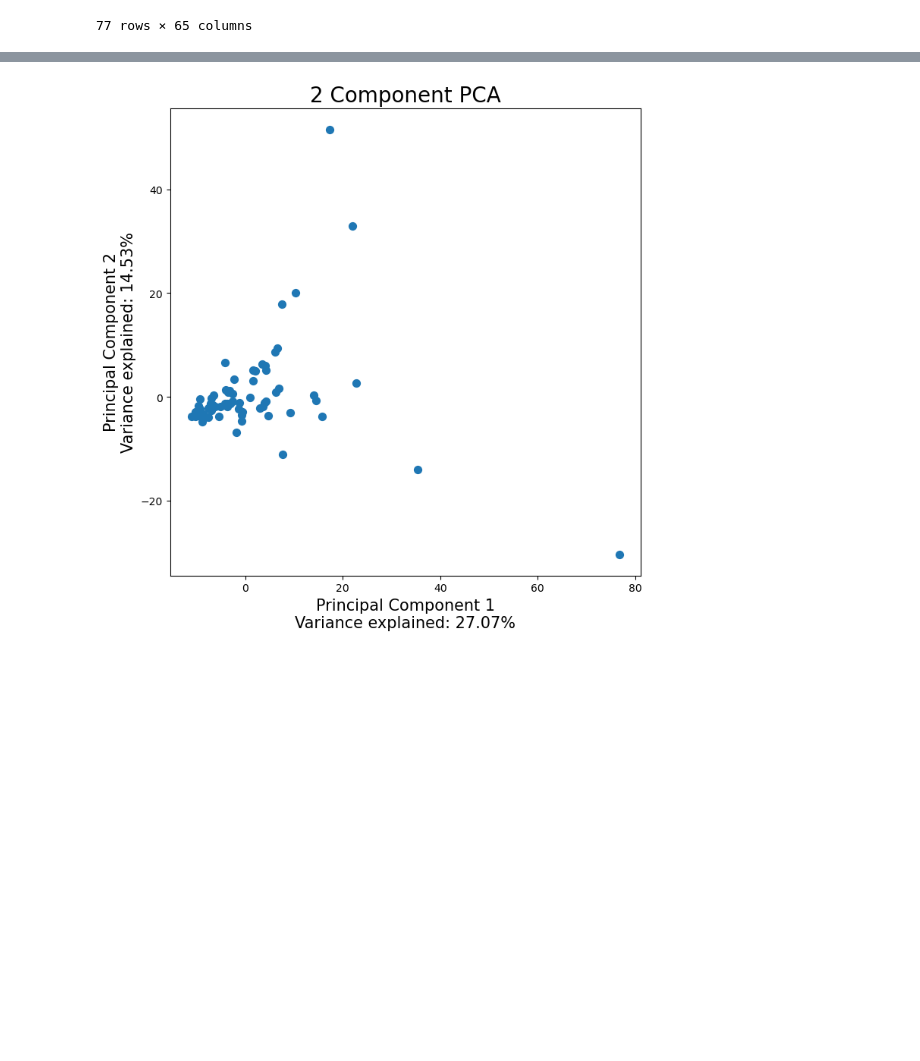
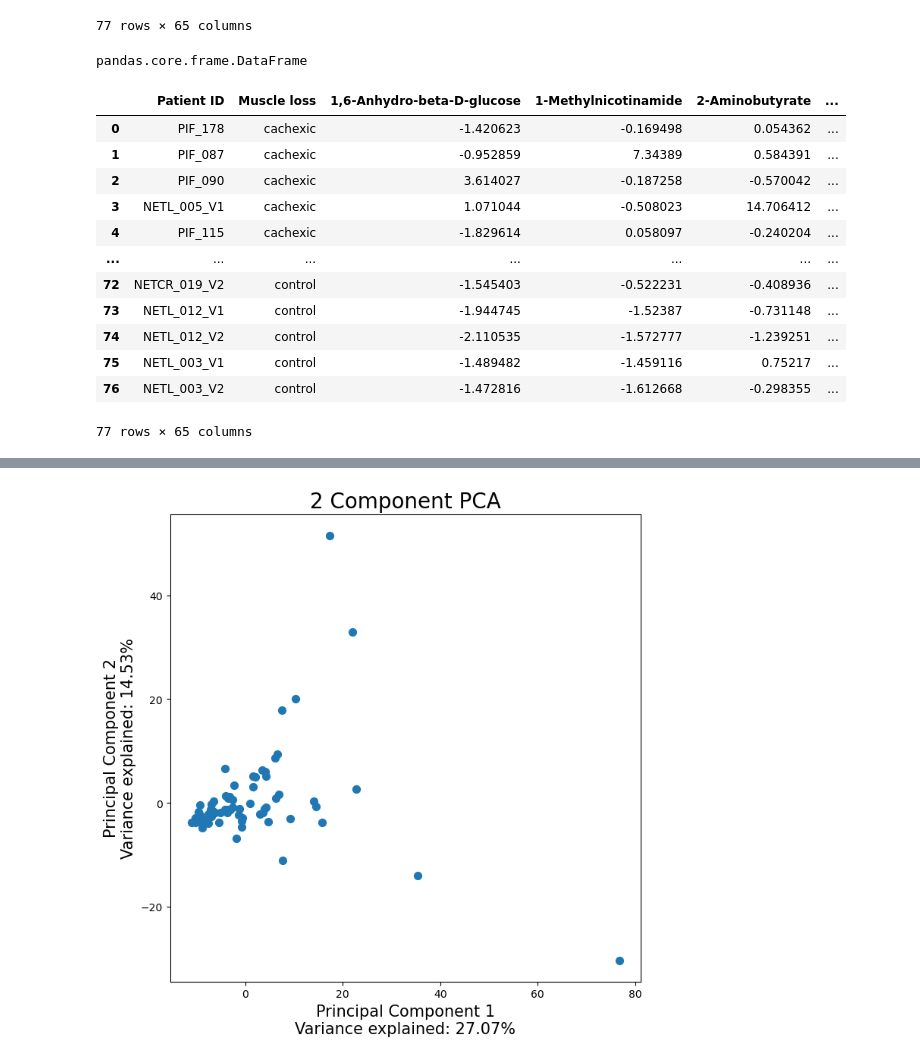
Before and after one commit to SpicyChicken6/Common_metabolomics-data-analysis_tasks, a Jupyter notebook: metabolomics_analysis_tools/notebook/test1.ipynb, the cells around one changed output, grey strips where cells are left out. Saved outputs shown, nothing was run; the diff lists cells and outputs as text; code cells hidden in the pictures; blank space fills up the shorter version.

```diff
--- a/metabolomics_analysis_tools/notebook/test1.ipynb
+++ b/metabolomics_analysis_tools/notebook/test1.ipynb
@@ -31,3 +40,25 @@ normalized_data
 | 75 | NETL_003_V1 | control | 0.826974 | 0.496448 | 2.483317 | ... |
 | 76 | NETL_003_V2 | control | 0.84364 | 0.342896 | 1.432793 | ... |
 77 rows × 65 columns
+# %%
+type(normalized_data)
+# %% [output]
+pandas.core.frame.DataFrame
+# %%
+data_scaled=sl.data_scaling_mean_centered(normalized_data)
+# %%
+data_scaled
+# %% [output]
+|  | Patient ID | Muscle loss | 1,6-Anhydro-beta-D-glucose | 1-Methylnicotinamide | 2-Aminobutyrate | ... |
+| 0 | PIF_178 | cachexic | -1.420623 | -0.169498 | 0.054362 | ... |
+| 1 | PIF_087 | cachexic | -0.952859 | 7.34389 | 0.584391 | ... |
+| 2 | PIF_090 | cachexic | 3.614027 | -0.187258 | -0.570042 | ... |
+| 3 | NETL_005_V1 | cachexic | 1.071044 | -0.508023 | 14.706412 | ... |
+| 4 | PIF_115 | cachexic | -1.829614 | 0.058097 | -0.240204 | ... |
+| ... | ... | ... | ... | ... | ... | ... |
+| 72 | NETCR_019_V2 | control | -1.545403 | -0.522231 | -0.408936 | ... |
+| 73 | NETL_012_V1 | control | -1.944745 | -1.52387 | -0.731148 | ... |
+| 74 | NETL_012_V2 | control | -2.110535 | -1.572777 | -1.239251 | ... |
+| 75 | NETL_003_V1 | control | -1.489482 | -1.459116 | 0.75217 | ... |
+| 76 | NETL_003_V2 | control | -1.472816 | -1.612668 | -0.298355 | ... |
+77 rows × 65 columns
```
Also changed, not shown: parts of 9 cells of this notebook.
